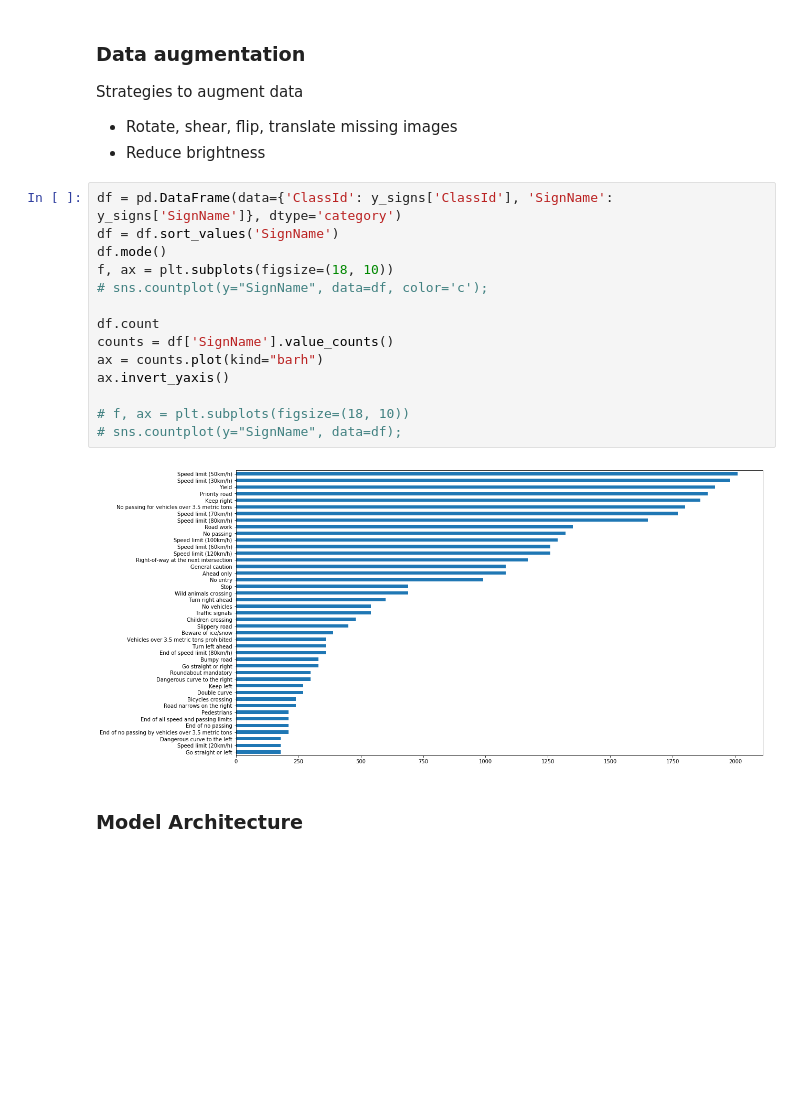
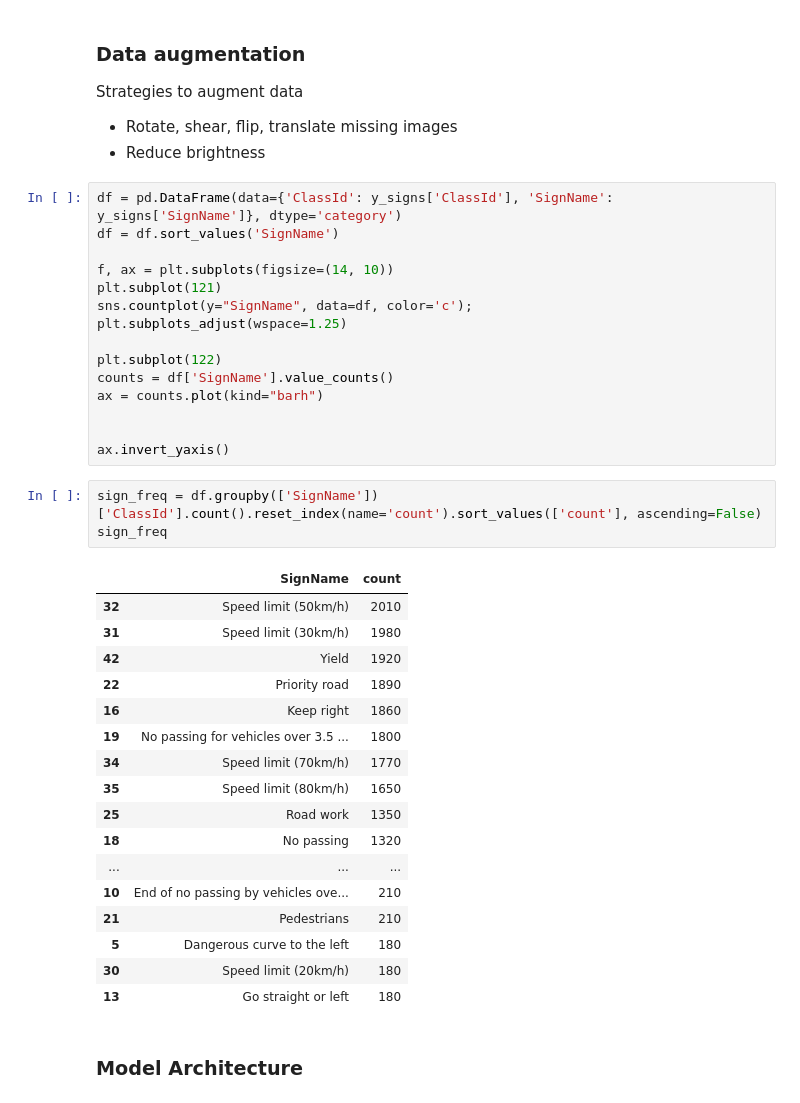
Before and after one commit to adhulipa/CarND-Traffic-Sign-Classifier-Project, a Jupyter notebook: Traffic_Sign_Classifier.ipynb, the cells around one changed output. Saved outputs shown, nothing was run; the diff lists cells and outputs as text; blank space fills up the shorter version.

Commit message:
DataFrame plot by frequencies - cleaned up

```diff
--- a/Traffic_Sign_Classifier.ipynb
+++ b/Traffic_Sign_Classifier.ipynb
@@ -260,19 +260,39 @@ Strategies to augment data
 # %%
 df = pd.DataFrame(data={'ClassId': y_signs['ClassId'], 'SignName': y_signs['SignName']}, dtype='category')
 df = df.sort_values('SignName')
-df.mode()
-f, ax = plt.subplots(figsize=(18, 10))
-# sns.countplot(y="SignName", data=df, color='c');
 
-df.count
+f, ax = plt.subplots(figsize=(14, 10))
+plt.subplot(121)
+sns.countplot(y="SignName", data=df, color='c');
+plt.subplots_adjust(wspace=1.25)
+
+plt.subplot(122)
 counts = df['SignName'].value_counts()
 ax = counts.plot(kind="barh")
+
+
 ax.invert_yaxis()
-
-# f, ax = plt.subplots(figsize=(18, 10))
-# sns.countplot(y="SignName", data=df);
-# %% [output]
-[figure, removed]
+# %%
+sign_freq = df.groupby(['SignName'])['ClassId'].count().reset_index(name='count').sort_values(['count'], ascending=False)
+sign_freq
+# %% [output]
+|  | SignName | count |
+| 32 | Speed limit (50km/h) | 2010 |
+| 31 | Speed limit (30km/h) | 1980 |
+| 42 | Yield | 1920 |
+| 22 | Priority road | 1890 |
+| 16 | Keep right | 1860 |
+| 19 | No passing for vehicles over 3.5 ... | 1800 |
+| 34 | Speed limit (70km/h) | 1770 |
+| 35 | Speed limit (80km/h) | 1650 |
+| 25 | Road work | 1350 |
+| 18 | No passing | 1320 |
+| ... | ... | ... |
+| 10 | End of no passing by vehicles ove... | 210 |
+| 21 | Pedestrians | 210 |
+| 5 | Dangerous curve to the left | 180 |
+| 30 | Speed limit (20km/h) | 180 |
+| 13 | Go straight or left | 180 |
 # %% [markdown]
 ### Model Architecture
 # %%
```
